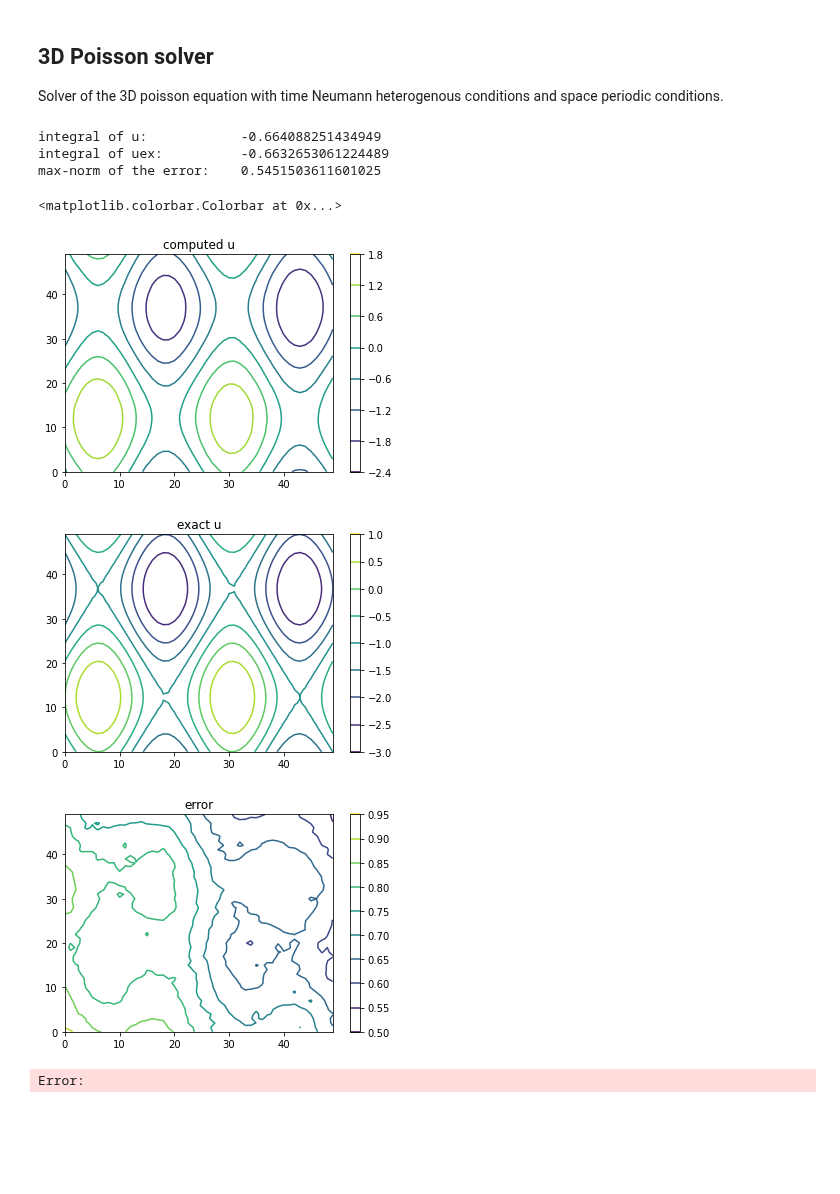
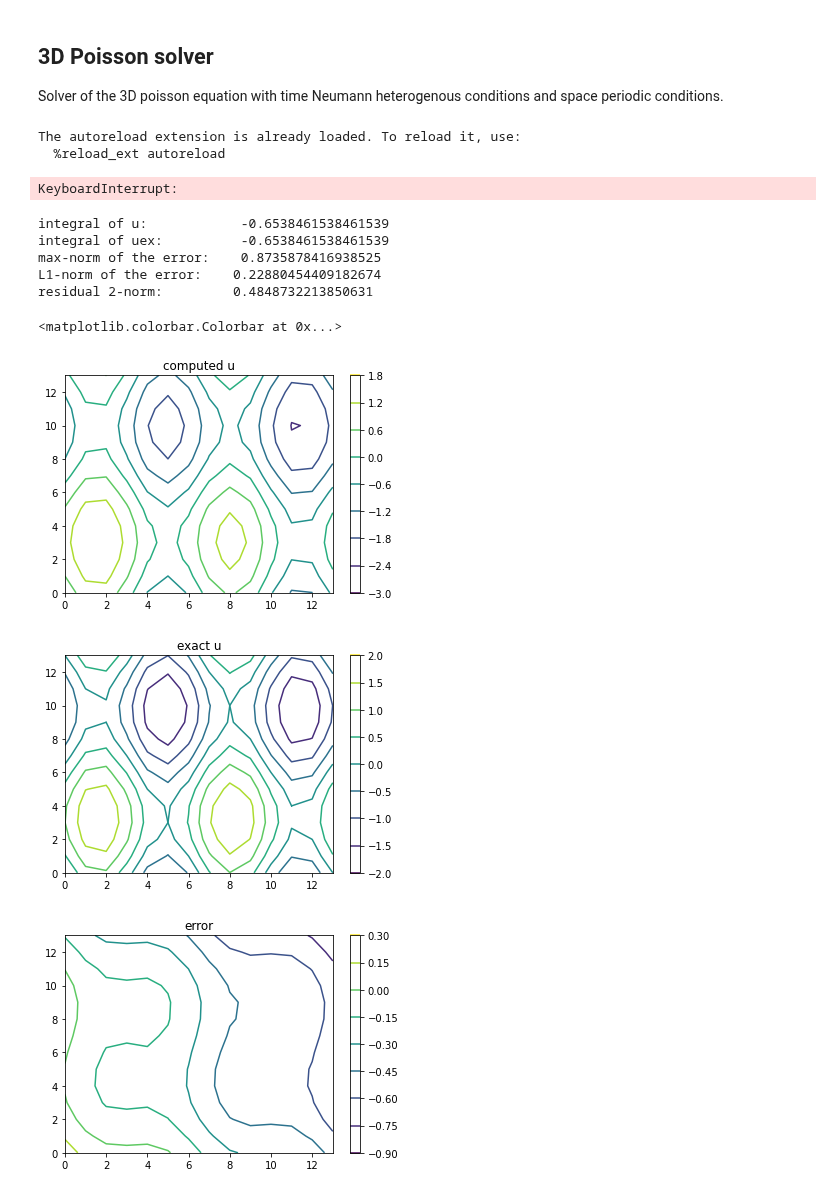
Before and after one commit to Benoit-Muller/Computational-Optimal-Transport, a Jupyter notebook: tests_BB.ipynb, the cells around one changed output. Saved outputs shown, nothing was run; the diff lists cells and outputs as text; code cells hidden in the pictures; blank space fills up the shorter version.

```diff
--- a/tests_BB.ipynb
+++ b/tests_BB.ipynb
@@ -119,53 +87,68 @@ def normalize_integral(b):
 # %%
+import numpy as np
+import scipy as sp
+from scipy import sparse
 from scipy.sparse.linalg import spsolve
+import matplotlib.pyplot as plt
 %matplotlib inline
-n=50
+%load_ext autoreload
+%autoreload 2
+
+from poisson import *
+
+nn = 5 + 2*np.arange(5)
 order = "F"
 
 uex = lambda x,y,z: -1 + x**2 + np.sin(2*np.pi*y) + np.sin(4*np.pi*z)
-f = lambda x,y,z:  2 - (2*np.pi)**2 * np.sin(2*np.pi*y) - (4*np.pi)**2 * np.sin(4*np.pi*z)
-g = np.array([np.zeros((n,n)), 2*np.ones((n,n))])
+f = lambda x,y,z:  0*x + 2 - (2*np.pi)**2 * np.sin(2*np.pi*y) - (4*np.pi)**2 * np.sin(4*np.pi*z)
+err = np.empty_like(nn)
+for i,n in enumerate(nn):
+    x=np.linspace(0,1,n)[:,None,None]
+    y=np.linspace(0,1,n)[None,:,None]
+    z=np.linspace(0,1,n)[None,None,:]
+    uex_vect = uex(x,y,z)
+    f_vect = f(x,y,z)
+    g_vect = np.array([np.zeros((n,n)), 2*np.ones((n,n))])
 
-x=np.linspace(0,1,n)[:,None,None]
-y=np.linspace(0,1,n)[None,:,None]
-z=np.linspace(0,1,n)[None,None,:]
-uex_vect = uex(x,y,z)
-f_vect = f(x,y,z)
+    u,A,b,u_vect = poisson(f_vect,g_vect)
 
-A= system_matrix(n) * n**2
-b = (f_vect + 2*n*extend(g)).flatten(order)
-
-b = normalize_integral(b)
-U = spsolve(A,b)
-U = normalize_integral(U) + np.mean(uex_vect)
-#U= U[0:-1]
-#l = U[-1]
-u = U.reshape((n,n,n),order=order)
+    u = u - np.mean(u) + np.mean(uex_vect)
+    res = A.dot(u_vect) - b
+    err[i] = np.max(np.abs(u-uex_vect))
+plt.semilogy(nn,err,'.-')
+# %% [output]
+The autoreload extension is already loaded. To reload it, use:
+  %reload_ext autoreload
+KeyboardInterrupt:
 # %%
 print("integral of u:           ", np.sum(u) / n**3)
 print("integral of uex:         ", np.sum(uex_vect) / n**3)
-i=1
+print("max-norm of the error:   ", np.max(np.abs(u-uex_vect)))
+print("L1-norm of the error:   ", np.mean(np.abs(u-uex_vect)))
+print("residual 2-norm:        ", np.linalg.norm(res))
+
+i=n-1
 plt.figure()
 plt.title("computed u")
 plt.contour(u[i,:,:])
 plt.colorbar()
 
 plt.figure()
 plt.title("exact u")
 plt.contour(uex_vect[i,:,:])
 plt.colorbar()
-print("max-norm of the error:   ", np.mean(np.abs(u-uex_vect)))
 
 plt.figure()
 plt.title("error")
-plt.contour((u-uex_vect)[i])
+plt.contour((u-uex_vect)[i,:,:])
 plt.colorbar()
 # %% [output]
-integral of u:            -0.664088251434949
-integral of uex:          -0.6632653061224489
-max-norm of the error:    0.5451503611601025
+integral of u:            -0.6538461538461539
+integral of uex:          -0.6538461538461539
+max-norm of the error:    0.8735878416938525
+L1-norm of the error:    0.22880454409182674
+residual 2-norm:         0.4848732213850631
 <matplotlib.colorbar.Colorbar at 0x...>
-[figure, old version]
+[figure, new version]
-[figure, old version]
+[figure, new version]
-[figure, old version]
+[figure, new version]
-Error:
```
Also changed, not shown: parts of 2 cells of this notebook, 1 other file.
